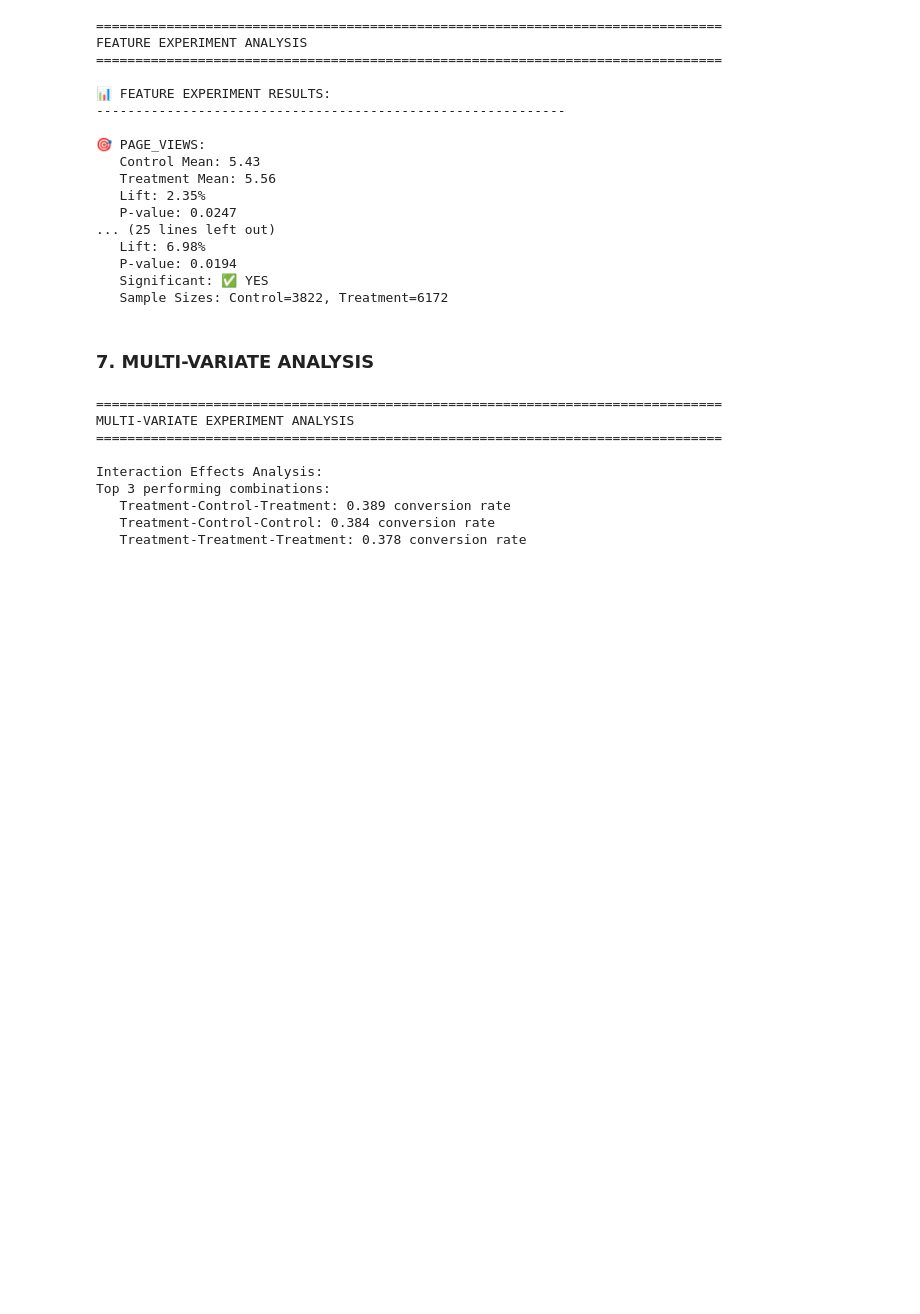
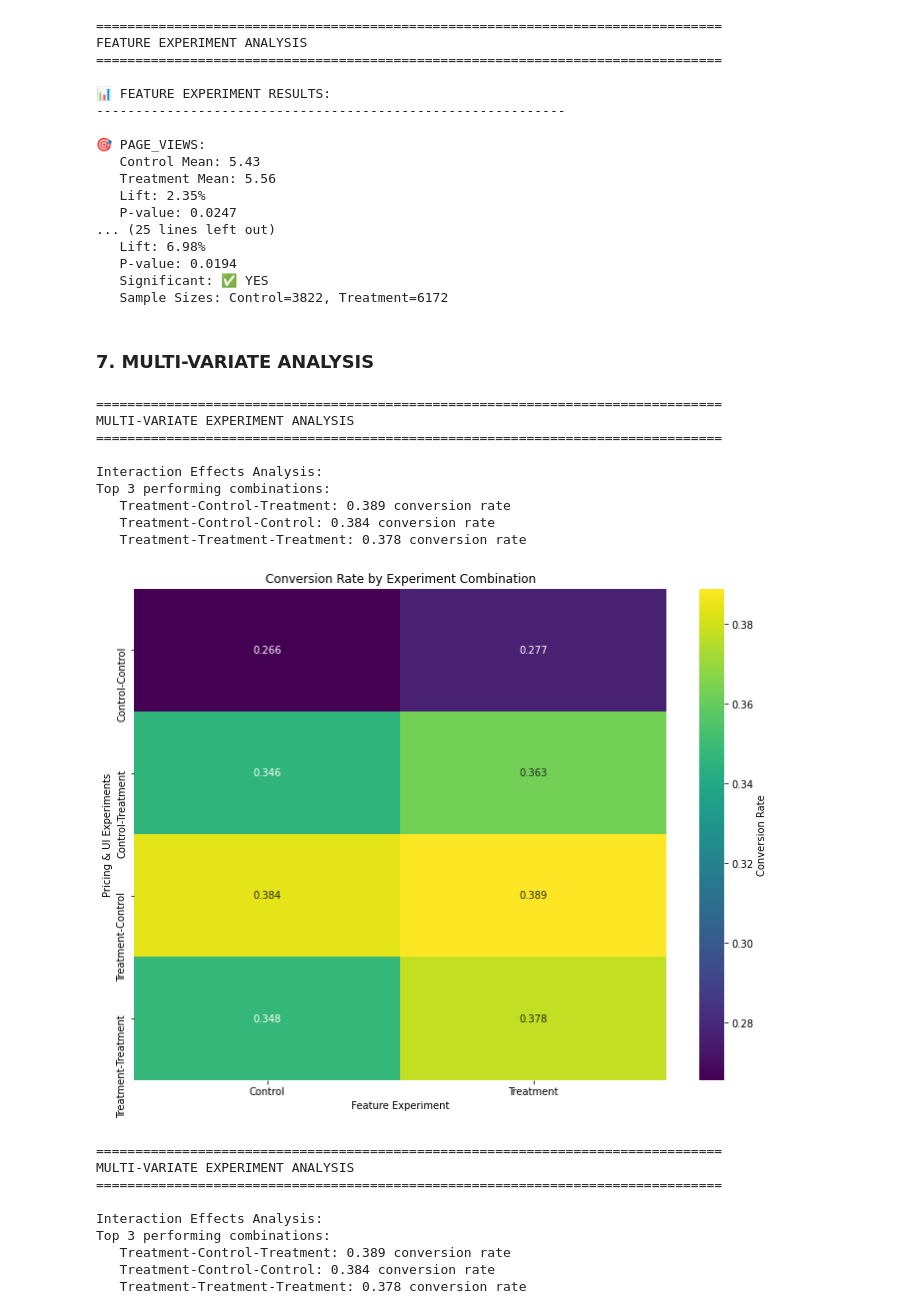
Before and after one commit to ScarletLLL/subscription-analytics-platform, a Jupyter notebook: notebooks/03_product_experiments.ipynb, the cells around one changed output. Drawn from its saved outputs; the diff is of its cells as text; code cells hidden in the pictures; blank space fills up the shorter version.

```diff
--- a/notebooks/03_product_experiments.ipynb
+++ b/notebooks/03_product_experiments.ipynb
@@ -373,6 +373,74 @@ FEATURE EXPERIMENT ANALYSIS
    Sample Sizes: Control=3822, Treatment=6172
 # %% [markdown]
 ### 7. MULTI-VARIATE ANALYSIS
+# %%
+print("\n" + "="*80)
+print("MULTI-VARIATE EXPERIMENT ANALYSIS")
+print("="*80)
+
+# Analyze interaction effects between experiments
+interaction_analysis = df.groupby(['pricing_experiment', 'ui_experiment', 'feature_experiment']).agg({
+    'converted': 'mean',
+    'page_views': 'mean',
+    'session_duration': 'mean',
+    'clicks': 'mean'
+}).reset_index()
+
+print("\nInteraction Effects Analysis:")
+print("Top 3 performing combinations:")
+top_combinations = interaction_analysis.nlargest(3, 'converted')
+for idx, row in top_combinations.iterrows():
+    print(f"   {row['pricing_experiment']}-{row['ui_experiment']}-{row['feature_experiment']}: "
+          f"{row['converted']:.3f} conversion rate")
+
+# Create a copy for visualization with numerical encoding
+viz_data = interaction_analysis.copy()
+
+# Encode categorical variables as numbers for parallel coordinates
+from sklearn.preprocessing import LabelEncoder
+
+le_pricing = LabelEncoder()
+le_ui = LabelEncoder()
+le_feature = LabelEncoder()
+
+viz_data['pricing_encoded'] = le_pricing.fit_transform(viz_data['pricing_experiment'])
+viz_data['ui_encoded'] = le_ui.fit_transform(viz_data['ui_experiment'])
+viz_data['feature_encoded'] = le_feature.fit_transform(viz_data['feature_experiment'])
+
+# Heatmap visualization (often better for this type of data)
+import seaborn as sns
+import matplotlib.pyplot as plt
+
+# Create pivot table for heatmap
+pivot_data = interaction_analysis.pivot_table(
+    values='converted',
+    index=['pricing_experiment', 'ui_experiment'],
+    columns='feature_experiment',
+    aggfunc='mean'
+)
+
+plt.figure(figsize=(10, 8))
+sns.heatmap(pivot_data,
+            annot=True,
+            fmt='.3f',
+            cmap='viridis',
+            cbar_kws={'label': 'Conversion Rate'})
+plt.title('Conversion Rate by Experiment Combination')
+plt.xlabel('Feature Experiment')
+plt.ylabel('Pricing & UI Experiments')
+plt.tight_layout()
+plt.show()
+# %% [output]
+================================================================================
+MULTI-VARIATE EXPERIMENT ANALYSIS
+================================================================================
+
+Interaction Effects Analysis:
+Top 3 performing combinations:
+   Treatment-Control-Treatment: 0.389 conversion rate
+   Treatment-Control-Control: 0.384 conversion rate
+   Treatment-Treatment-Treatment: 0.378 conversion rate
+[figure, added]
 # %%
 print("\n" + "="*80)
 print("MULTI-VARIATE EXPERIMENT ANALYSIS")
```
Also changed, not shown: parts of 1 cell of this notebook.
